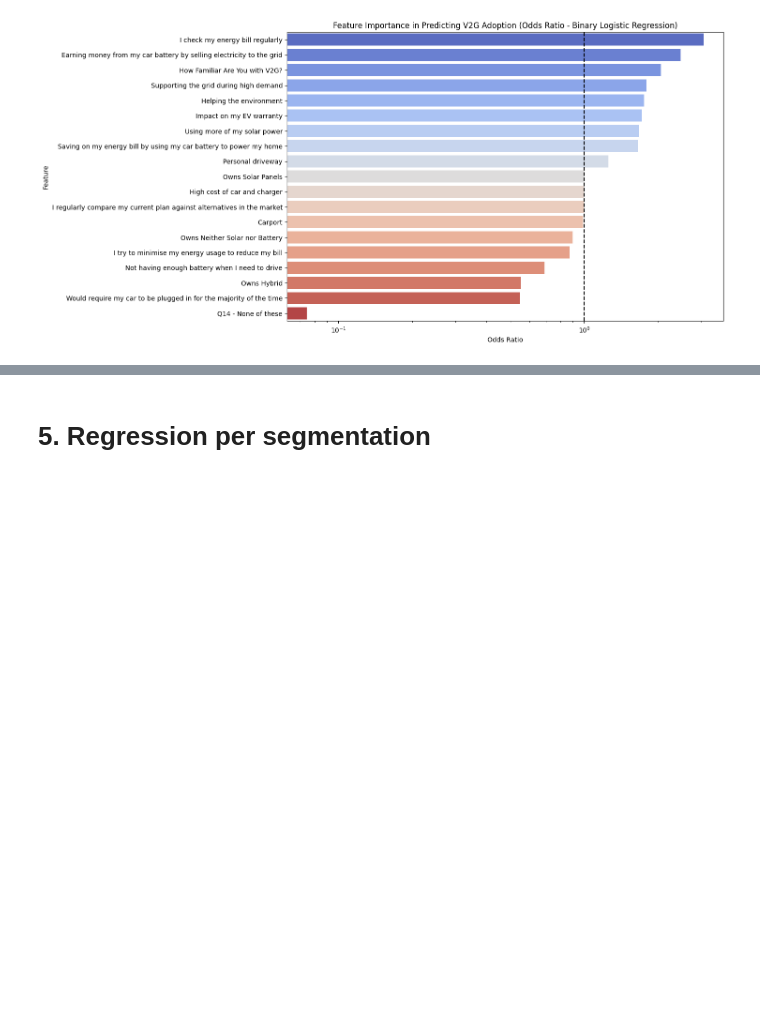
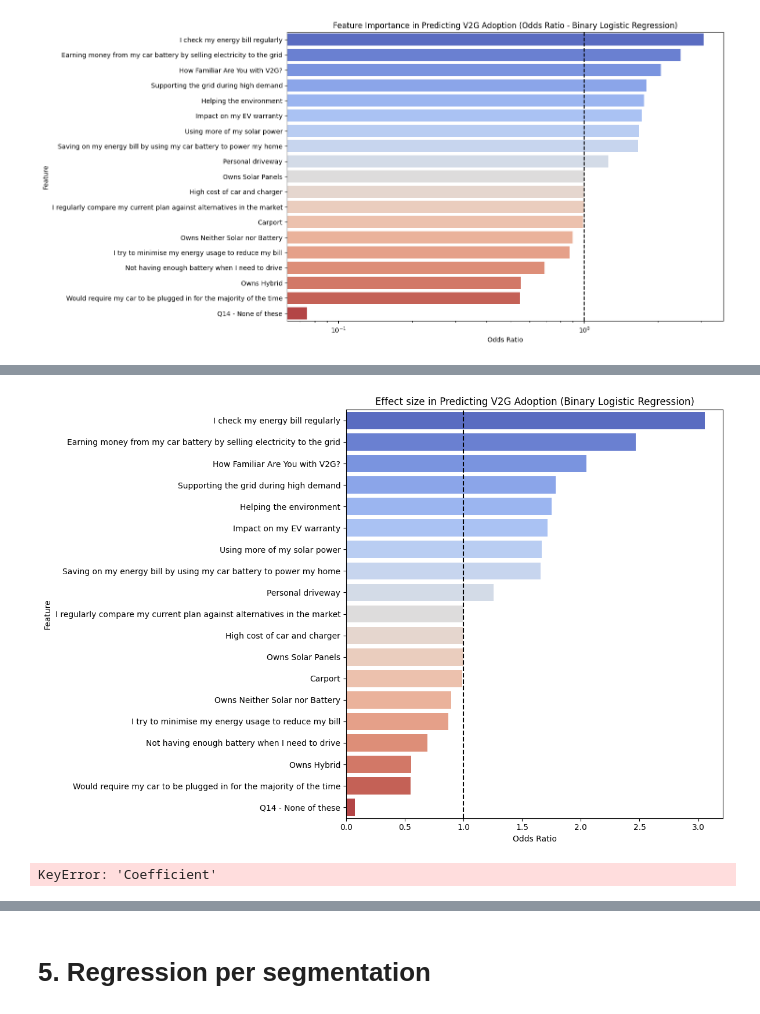
Before and after one commit to bernardomendonca/v2g-survey-analysis, a Jupyter notebook: 3C_logistic_regression_ev_owners.ipynb, the cells around one changed output, grey strips where cells are left out. Drawn from its saved outputs; the diff is of its cells as text; code cells hidden in the pictures; blank space fills up the shorter version.

Commit message:
adjusted plotting

```diff
--- a/3C_logistic_regression_ev_owners.ipynb
+++ b/3C_logistic_regression_ev_owners.ipynb
@@ -609,3 +613,25 @@ coefs_binary_df
+# %%
+# 1. Compute Odds Ratio
+coefs_binary_df["Odds Ratio"] = np.exp(coefs_binary_df["Coefficient"])
+
+# 2. Sort by Odds Ratio if you prefer (so that the strongest effects appear at the top/bottom)
+coefs_binary_df.sort_values(by="Odds Ratio", ascending=False, inplace=True)
+
+# 3. Plot using Odds Ratio
+plt.figure(figsize=(12, 8))
+sns.barplot(x="Odds Ratio", y="Feature", data=coefs_binary_df, palette="coolwarm")
+
+# 4. Add a vertical reference line at x=1 (since OR=1 means "no effect")
+plt.axvline(x=1, color='black', linestyle='--')
+
+# 5. Label and show
+plt.title("Effect size in Predicting V2G Adoption (Binary Logistic Regression)")
+plt.xlabel("Odds Ratio")
+plt.ylabel("Feature")
+plt.tight_layout()
+plt.show()
+# %% [output]
+[figure, added]
 # %%
 # Sort features by absolute coefficient magnitude for better visualization
 coefs_binary_df["abs_coef"] = coefs_binary_df["Coefficient"].abs()
@@ -619,6 +645,8 @@ plt.xlabel("Coefficient Value (Log Odds)")
 plt.ylabel("Feature (Survey Question)")
 plt.axvline(x=0, color='black', linestyle='--')  # Reference line for neutral impact
 plt.show()
+# %% [output]
+KeyError: 'Coefficient'
 # %%
 # Predict on test data
 y_pred_binary = model_binary.predict(X_test)
```
Also changed, not shown: parts of 5 cells of this notebook, 1 other file.
